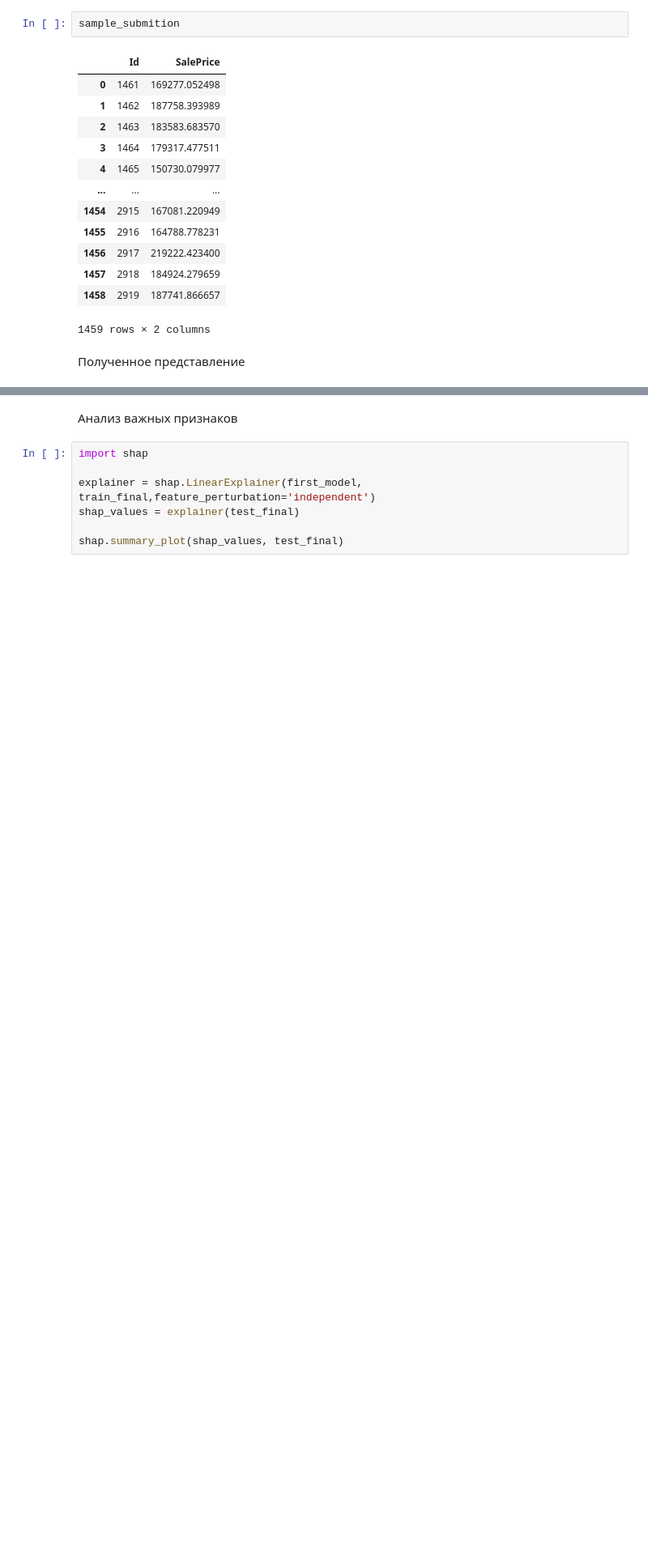
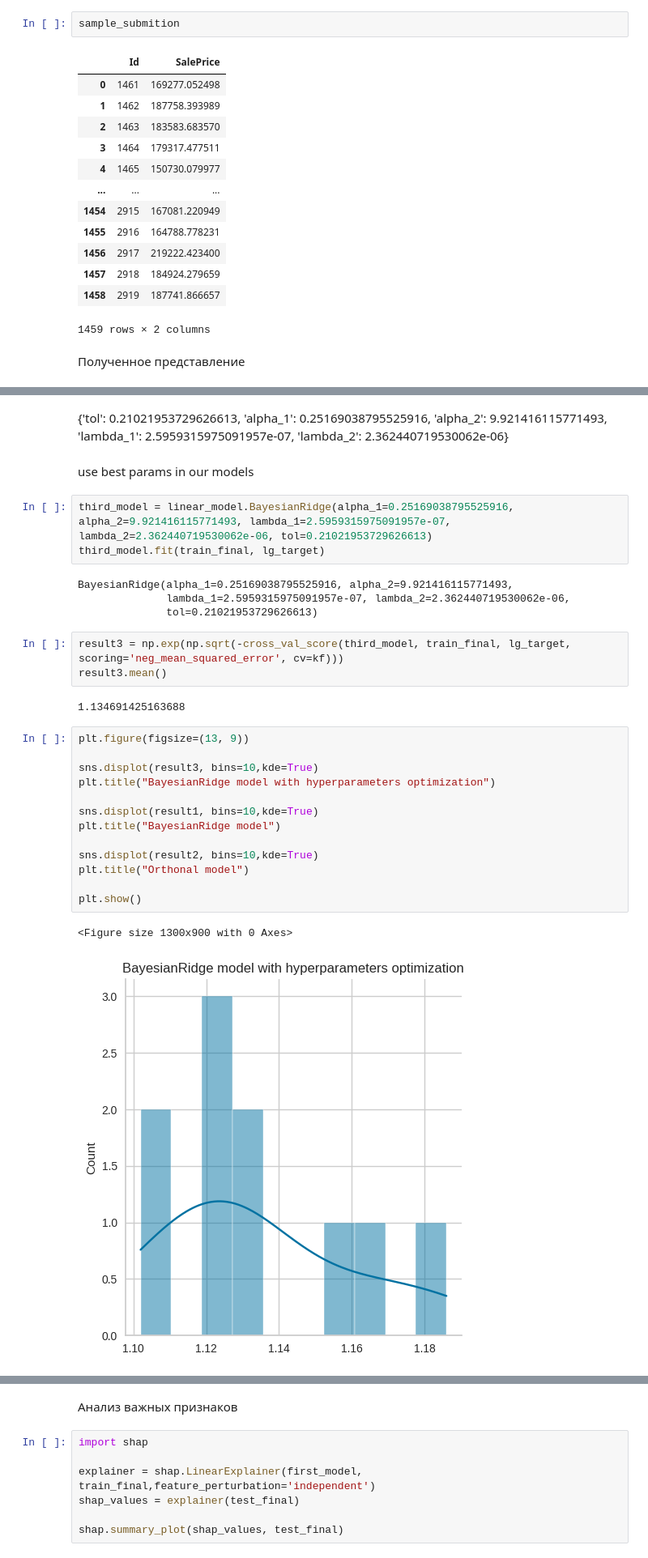
Before and after one commit to AUNitman/First-task-ML, a Jupyter notebook: task.ipynb, the cells around one changed output, grey strips where cells are left out. Shown at 81% size. Cells and saved outputs as stored; diff of their text form; blank space fills up the shorter version.

```diff
--- a/task.ipynb
+++ b/task.ipynb
@@ -557,0 +709,36 @@ Mean value: 0.5890530410827954
+# %% [markdown]
+{'tol': 0.21021953729626613,
+ 'alpha_1': 0.25169038795525916,
+ 'alpha_2': 9.921416115771493,
+ 'lambda_1': 2.5959315975091957e-07,
+ 'lambda_2': 2.362440719530062e-06}
+# %% [markdown]
+use best params in our models
+# %%
+third_model = linear_model.BayesianRidge(alpha_1=0.25169038795525916, alpha_2=9.921416115771493, lambda_1=2.5959315975091957e-07, lambda_2=2.362440719530062e-06, tol=0.21021953729626613)
+third_model.fit(train_final, lg_target)
+# %% [output]
+BayesianRidge(alpha_1=0.25169038795525916, alpha_2=9.921416115771493,
+              lambda_1=2.5959315975091957e-07, lambda_2=2.362440719530062e-06,
+              tol=0.21021953729626613)
+# %%
+result3 = np.exp(np.sqrt(-cross_val_score(third_model, train_final, lg_target, scoring='neg_mean_squared_error', cv=kf)))
+result3.mean()
+# %% [output]
+1.134691425163688
+# %%
+plt.figure(figsize=(13, 9))
+
+sns.displot(result3, bins=10,kde=True)
+plt.title("BayesianRidge model with hyperparameters optimization")
+
+sns.displot(result1, bins=10,kde=True)
+plt.title("BayesianRidge model")
+
+sns.displot(result2, bins=10,kde=True)
+plt.title("Orthonal model")
+
+plt.show()
+# %% [output]
+<Figure size 1300x900 with 0 Axes>
+[figure, added]
```
Also changed, not shown: parts of 45 cells of this notebook.
